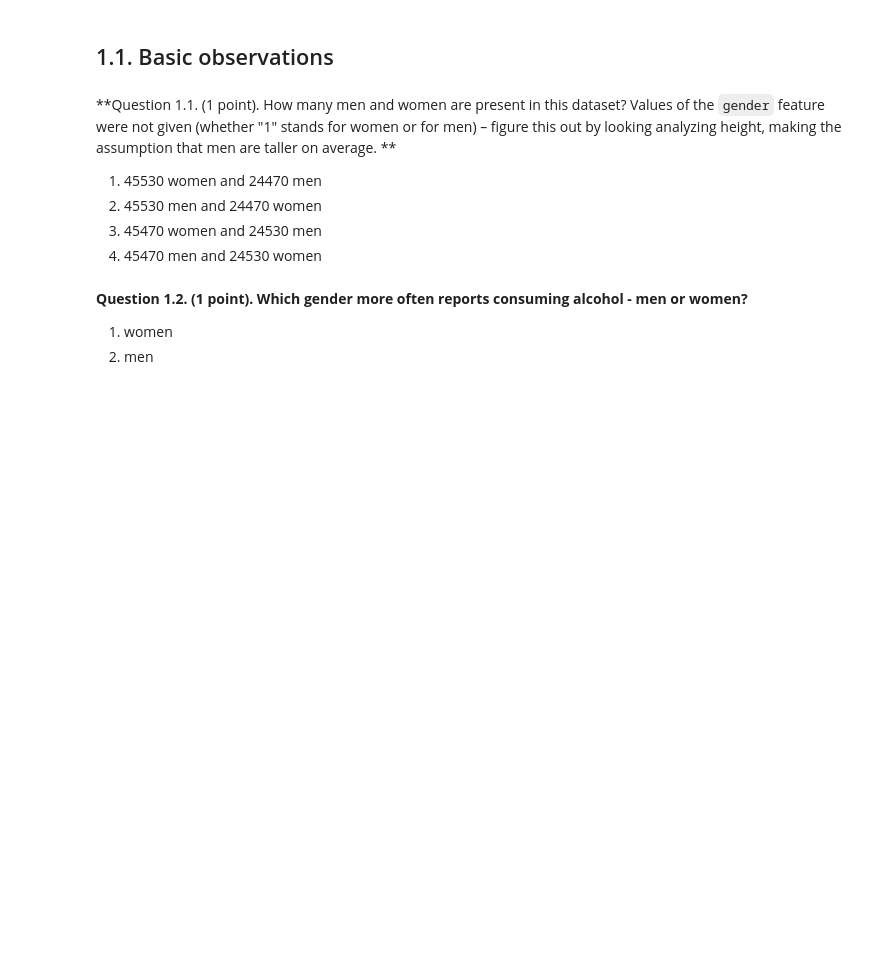
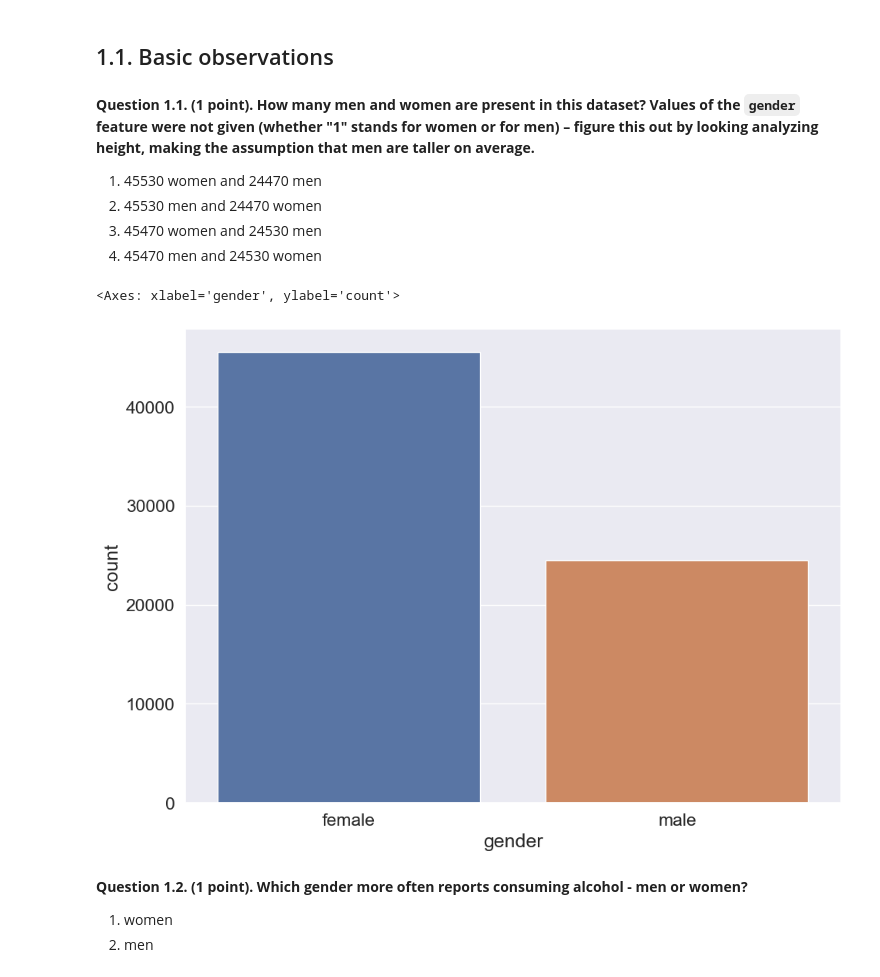
Before and after one commit to hellkirl/mlcourse.ai, a Jupyter notebook: book/assignment02/a2-demo-analyzing-cardiovascular-data.ipynb, the cells around one changed output. Drawn from its saved outputs; the diff is of its cells as text; code cells hidden in the pictures; blank space fills up the shorter version.

```diff
--- a/book/assignment02/a2-demo-analyzing-cardiovascular-data.ipynb
+++ b/book/assignment02/a2-demo-analyzing-cardiovascular-data.ipynb
@@ -166,11 +170,18 @@ In the end, we have:
 # %% [markdown]
 ## 1.1. Basic observations
 # %% [markdown]
-**Question 1.1. (1 point). How many men and women are present in this dataset? Values of the `gender` feature were not given (whether "1" stands for women or for men) – figure this out by looking analyzing height, making the assumption that men are taller on average. **
+**Question 1.1. (1 point). How many men and women are present in this dataset? Values of the `gender` feature were not given (whether "1" stands for women or for men) – figure this out by looking analyzing height, making the assumption that men are taller on average.**
 1. 45530 women and 24470 men
 2. 45530 men and 24470 women
 3. 45470 women and 24530 men
 4. 45470 men and 24530 women
+# %%
+df["gender"] = df["gender"].map({1: "female", 2: "male"})
+# %%
+sns.barplot(data=df["gender"].value_counts().reset_index(), x="gender", y="count")
+# %% [output]
+<Axes: xlabel='gender', ylabel='count'>
+[figure, added]
 # %% [markdown]
 **Question 1.2. (1 point). Which gender more often reports consuming alcohol - men or women?**
 1. women
```
Also changed, not shown: parts of 18 cells of this notebook, 1 other file.
